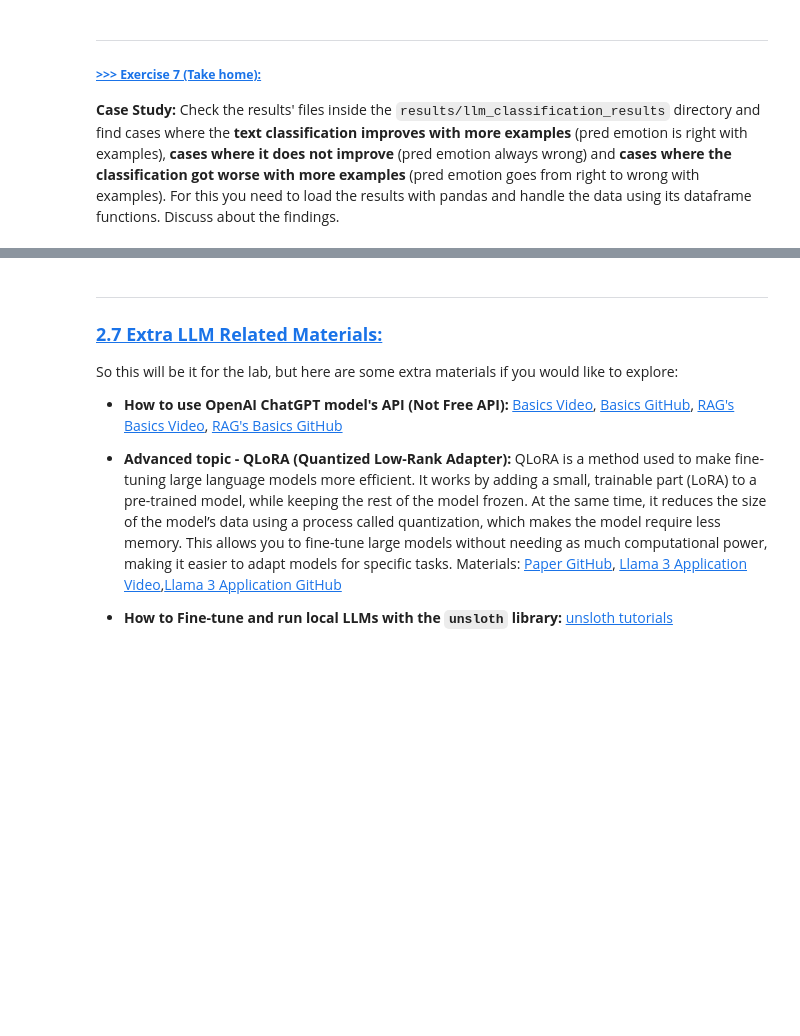
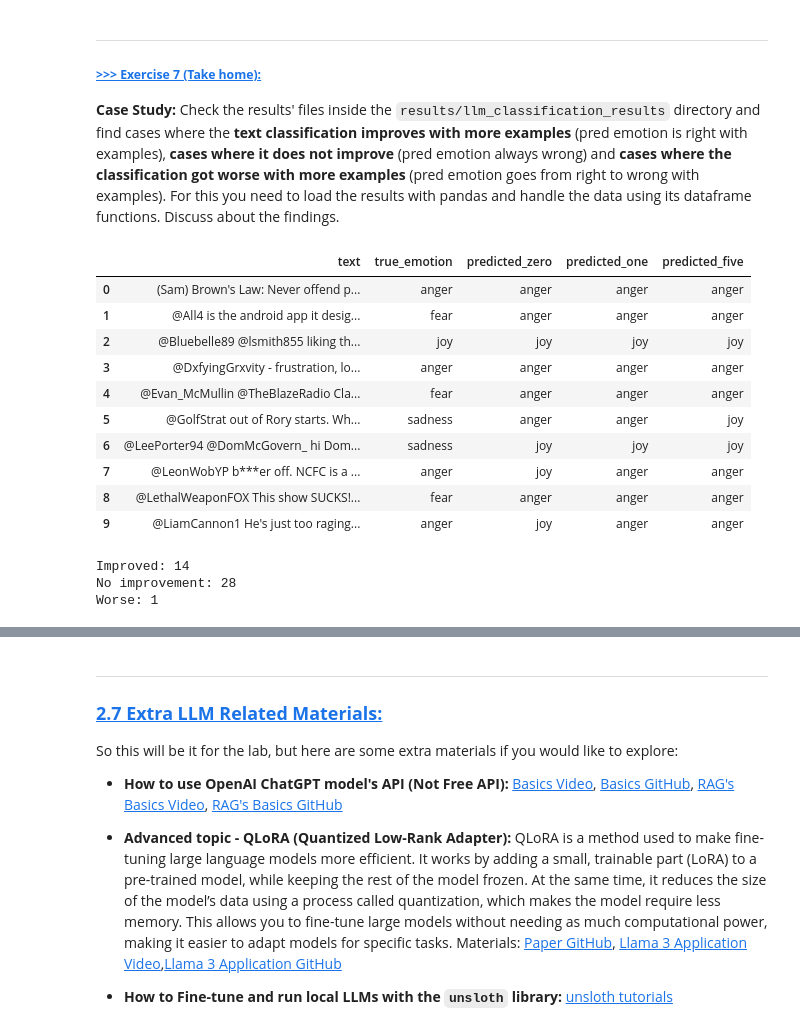
Before and after one commit to vishxrad/DM2025-Lab2-Exercise, a Jupyter notebook: DM2025-Lab2-Master-Phase_2_Main.ipynb, the cells around one changed output, grey strips where cells are left out. Saved outputs shown, nothing was run; the diff lists cells and outputs as text; code cells hidden in the pictures; blank space fills up the shorter version.

```diff
--- a/DM2025-Lab2-Master-Phase_2_Main.ipynb
+++ b/DM2025-Lab2-Master-Phase_2_Main.ipynb
@@ -1588,0 +1684,31 @@ Compare and discuss the overall results of the zero-shot, 1-shot and 5-shot clas
+# %%
+# Answer here
+
+
+zero_shot = pd.read_csv("results/llm_classification_results/results_samples_20_shots_0.csv")
+one_shot = pd.read_csv("results/llm_classification_results/results_samples_20_shots_1.csv")
+five_shot = pd.read_csv("results/llm_classification_results/results_samples_20_shots_5.csv")
+# %%
+zero_shot = zero_shot.rename(columns={"predicted_emotion": "predicted_zero"})
+one_shot = one_shot.rename(columns={"predicted_emotion": "predicted_one"})
+five_shot = five_shot.rename(columns={"predicted_emotion": "predicted_five"})
+# %%
+merged = (
+    zero_shot
+    .merge(one_shot, on=["text", "true_emotion"], how="outer")
+    .merge(five_shot, on=["text", "true_emotion"], how="outer")
+)
+# %%
+merged.head(10)
+# %% [output]
+|  | text | true_emotion | predicted_zero | predicted_one | predicted_five |
+| 0 | (Sam) Brown's Law: Never offend p... | anger | anger | anger | anger |
+| 1 | @All4 is the android app it desig... | fear | anger | anger | anger |
+| 2 | @Bluebelle89 @lsmith855 liking th... | joy | joy | joy | joy |
+| 3 | @DxfyingGrxvity - frustration, lo... | anger | anger | anger | anger |
+| 4 | @Evan_McMullin @TheBlazeRadio Cla... | fear | anger | anger | anger |
+| 5 | @GolfStrat out of Rory starts. Wh... | sadness | anger | anger | joy |
+| 6 | @LeePorter94 @DomMcGovern_ hi Dom... | sadness | joy | joy | joy |
+| 7 | @LeonWobYP b***er off. NCFC is a ... | anger | joy | anger | anger |
+| 8 | @LethalWeaponFOX This show SUCKS!... | fear | anger | anger | anger |
+| 9 | @LiamCannon1 He's just too raging... | anger | joy | anger | anger |
@@ -1588,0 +1737,8 @@ Compare and discuss the overall results of the zero-shot, 1-shot and 5-shot clas
+# %%
+print("Improved:", len(improved))
+print("No improvement:", len(no_improvement))
+print("Worse:", len(worse))
+# %% [output]
+Improved: 14
+No improvement: 28
+Worse: 1
```
Also changed, not shown: parts of 22 cells of this notebook, 8 other files.
